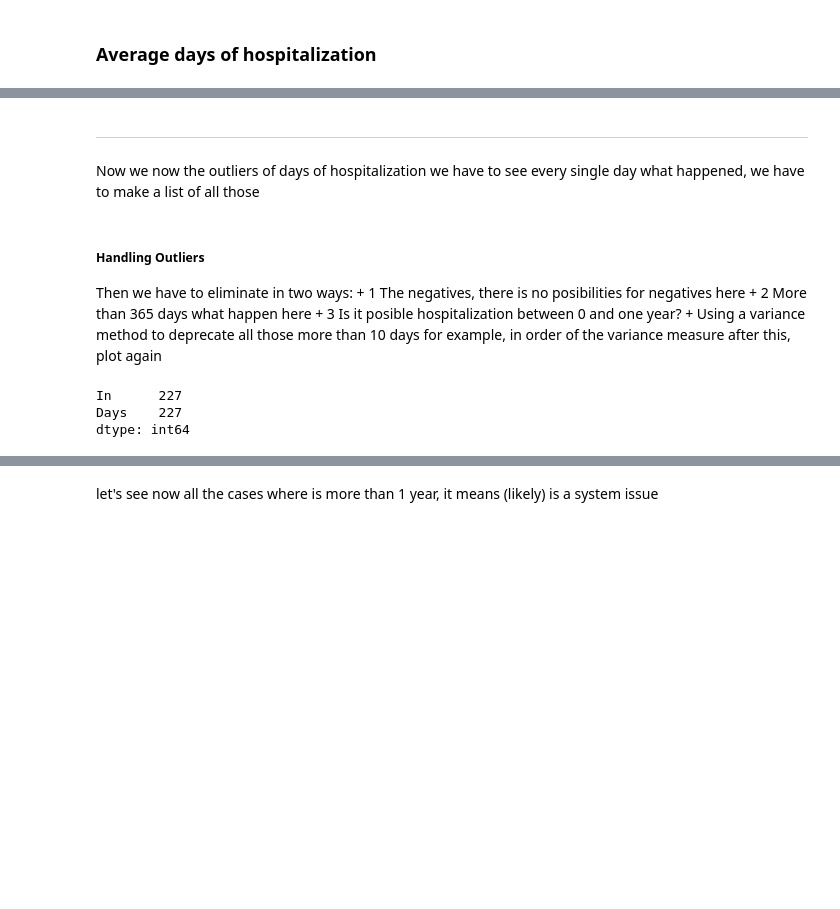
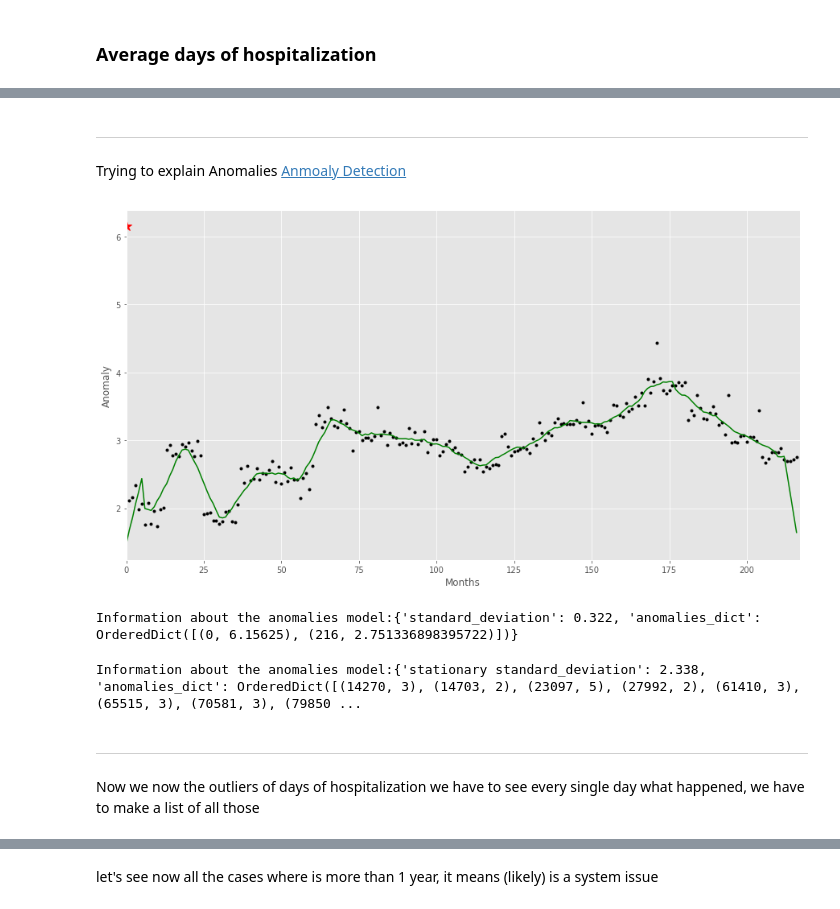
Before and after one commit to pedrohserrano/anomaly-detection-health-insurance, a Jupyter notebook: notebooks/GMM - Avg Days.ipynb, the cells around one changed output, grey strips where cells are left out. Saved outputs shown, nothing was run; the diff lists cells and outputs as text; code cells hidden in the pictures; blank space fills up the shorter version.

```diff
--- a/notebooks/GMM - Avg Days.ipynb
+++ b/notebooks/GMM - Avg Days.ipynb
@@ -70,0 +108,3 @@ print(df0_sort.head(10))
+# %% [markdown]
+---
+Trying to explain Anomalies [Anmoaly Detection](https://www.datascience.com/blog/python-anomaly-detection)
@@ -71,19 +168,22 @@ print(df0_sort.head(10))
+# %%
+plot_results(range(len(dfm.index)), y=dfm['Days'], window_size=10, text_xlabel="Months", sigma_value=3, text_ylabel="Anomaly")
+# %% [output]
+[figure, added]
+# %%
+events = explain_anomalies(dfm['Days'], window_size=5, sigma=3)
+
+# Display the anomaly dict
+print("Information about the anomalies model:{}".format(events))
+# %% [output]
+Information about the anomalies model:{'standard_deviation': 0.322, 'anomalies_dict': OrderedDict([(0, 6.15625), (216, 2.751336898395722)])}
+# %%
+events_std = explain_anomalies_rolling_std(df['Days'], window_size=5, sigma=3)
+
+# Display the anomaly dict
+print("Information about the anomalies model:{}".format(events_std))
+# %% [output]
+Information about the anomalies model:{'stationary standard_deviation': 2.338, 'anomalies_dict': OrderedDict([(14270, 3), (14703, 2), (23097, 5), (27992, 2), (61410, 3), (65515, 3), (70581, 3), (79850 ...
 # %% [markdown]
 ---
 
 Now we now the outliers of days of hospitalization we have to see every single day what happened, we have to make a list of all those
-# %% [markdown]
-##### Handling Outliers
-
-Then we have to eliminate in two ways:
-    + 1 The negatives, there is no posibilities for negatives here
-    + 2 More than 365 days what happen here
-    + 3 Is it posible hospitalization between 0 and one year?
-    + Using a variance method to deprecate all those more than 10 days for example, in order of the variance measure after this, plot again
-# %%
-#let's see all days in negatives we have
-df0[df0['Days'] < 0].count()
-# %% [output]
-In      227
-Days    227
-dtype: int64
```
Also changed, not shown: parts of 49 cells of this notebook, 1 other file.
